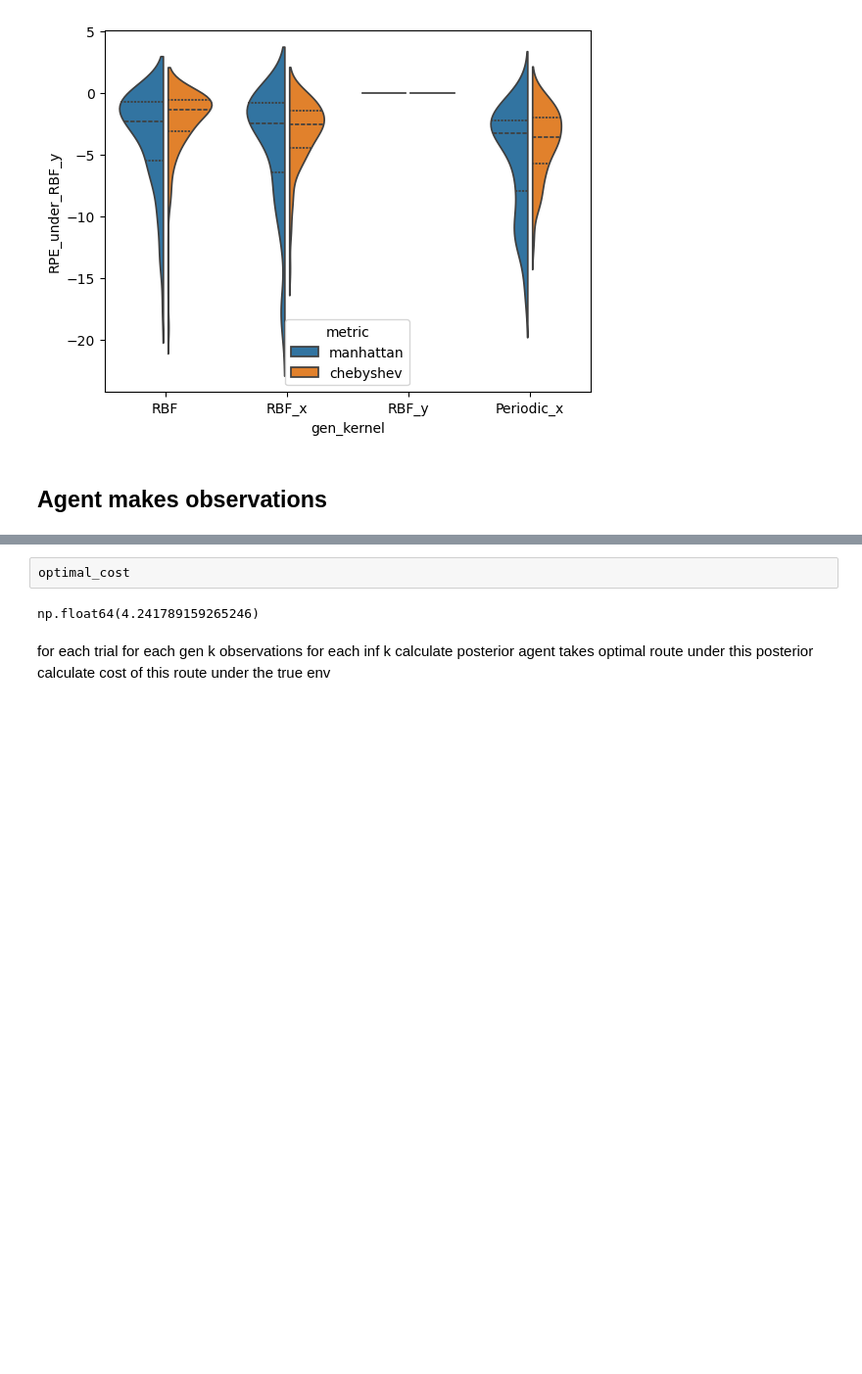
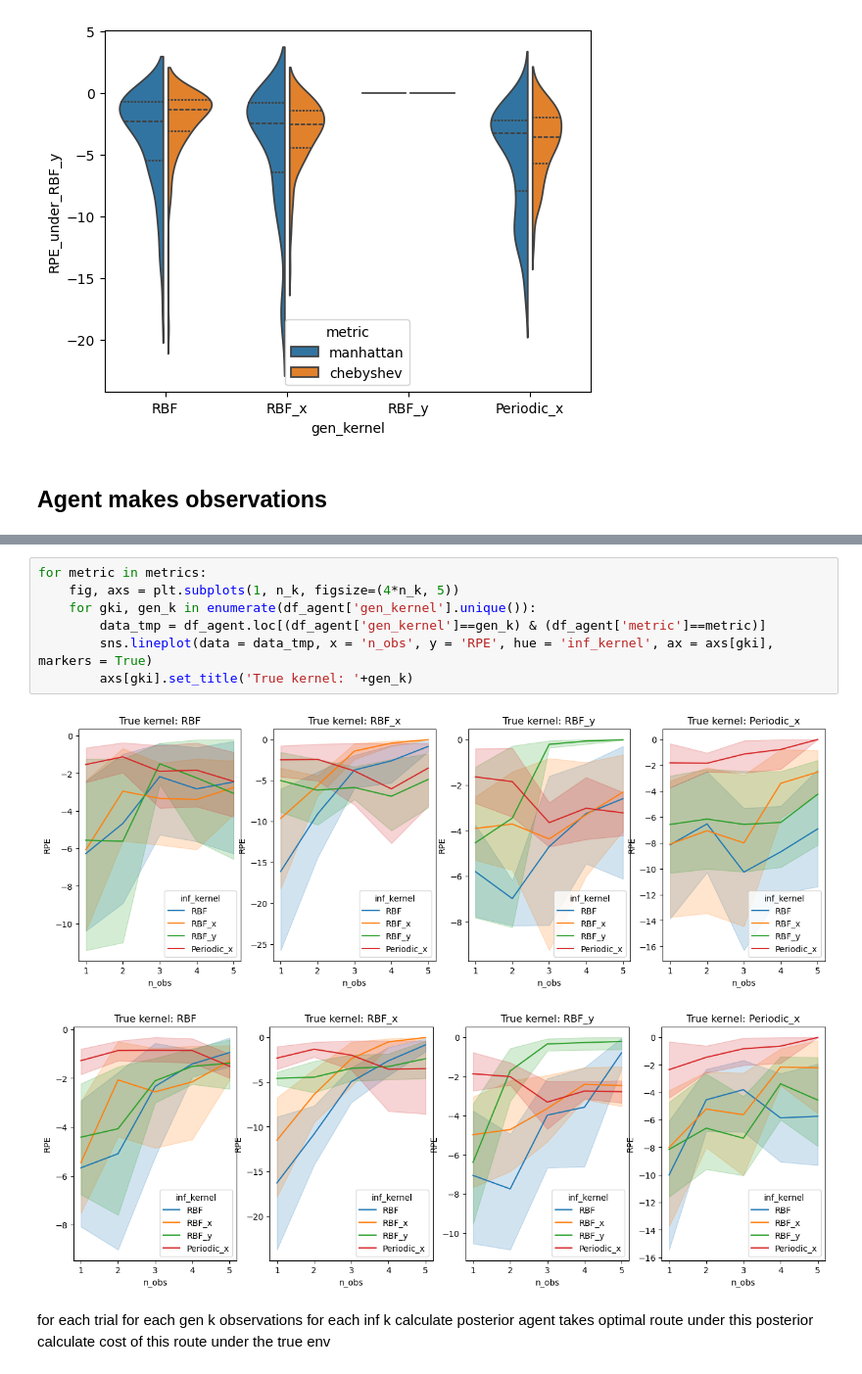
Before and after one commit to tgham/context_exploration, a Jupyter notebook: GP_worlds.ipynb, the cells around one changed output, grey strips where cells are left out. Shown at 98% size. Drawn from its saved outputs; the diff is of its cells as text; blank space fills up the shorter version.

```diff
--- a/GP_worlds.ipynb
+++ b/GP_worlds.ipynb
@@ -655,7 +728,13 @@ for t in tqdm(range(5)):
-# %%
-optimal_cost
-# %% [output]
-np.float64(4.241789159265246)
+# %%
+for metric in metrics:
+    fig, axs = plt.subplots(1, n_k, figsize=(4*n_k, 5))
+    for gki, gen_k in enumerate(df_agent['gen_kernel'].unique()):
+        data_tmp = df_agent.loc[(df_agent['gen_kernel']==gen_k) & (df_agent['metric']==metric)]
+        sns.lineplot(data = data_tmp, x = 'n_obs', y = 'RPE', hue = 'inf_kernel', ax = axs[gki], markers = True)
+        axs[gki].set_title('True kernel: '+gen_k)
+# %% [output]
+[figure, added]
+[figure, added]
 # %% [markdown]
 for each trial
     for each gen k
```
Also changed, not shown: parts of 3 cells of this notebook.
